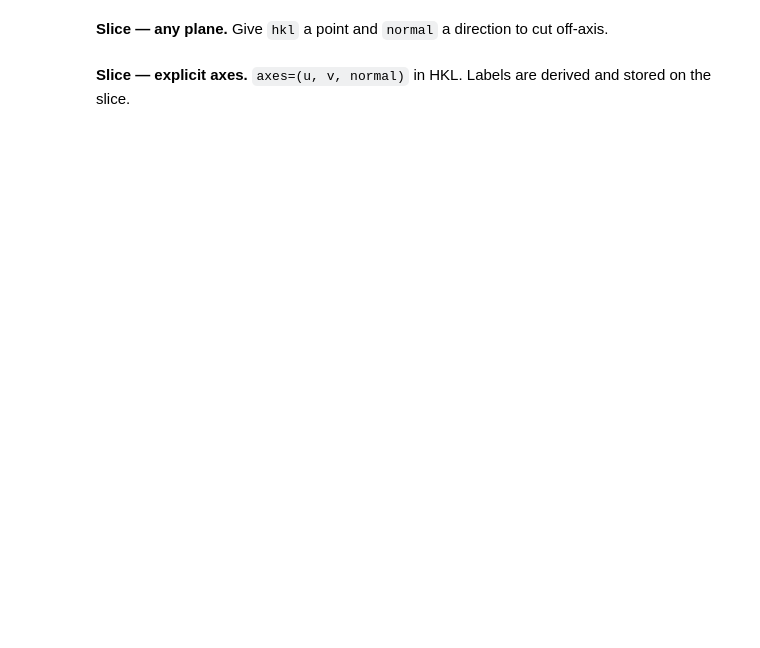
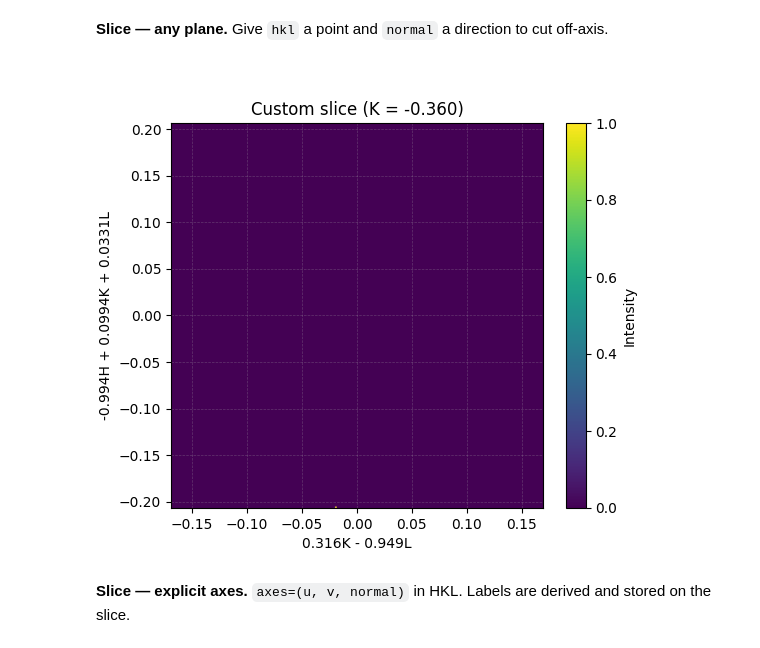
Before and after one commit to AdvancedPhotonSource/DashPVA, a Jupyter notebook: notebooks/DashAnalysis_Quickstart.ipynb, the cells around one changed output. Drawn from its saved outputs; the diff is of its cells as text; code cells hidden in the pictures; blank space fills up the shorter version.

```diff
--- a/notebooks/DashAnalysis_Quickstart.ipynb
+++ b/notebooks/DashAnalysis_Quickstart.ipynb
@@ -33,12 +35,25 @@ Set this to one of your own scans.
 # Set this to your HDF5 data file
 import os
 
-filename = os.path.expanduser("your_data_file.h5")
+filename = "/home/beams/USER6IDB/6idb-bits/sarah_26_3_2/pva_tise2_2_00206.h5"
+multi_files = ""  # a scan file or a folder of scans; overrides `filename` when set
+pick = 0  # index into the folder listing below
+
+filename, multi_files = (os.path.expanduser(p.strip().strip("\"'").strip()) for p in (filename, multi_files))
+
+if os.path.isdir(multi_files):
+    scans = sorted(f for f in os.listdir(multi_files) if f.lower().endswith((".h5", ".hdf5", ".nxs")))
+    for i, f in enumerate(scans):
+        print(f"{i}: {f}")
+    if scans:
+        filename = os.path.join(multi_files, scans[pick])
+elif os.path.isfile(multi_files):
+    filename = multi_files
 
 if os.path.exists(filename):
-    data = da.load_data(filename)
+    data_raw = da.load_data(filename)
 else:
-    data = None
+    data_raw = None
     print(f"No file at {filename} - set `filename` above to a real scan to run the rest.")
 
 
@@ -48,7 +63,7 @@ class _NoData(Exception):
 
 def need_data():
     """Stop the current cell cleanly when no data file is loaded."""
-    if data is None:
+    if data_raw is None:
         raise _NoData(f"no file at {filename} - set `filename` above to a real scan")
 
 
@@ -58,3 +73,20 @@ if _ip is not None:
         (_NoData,),
         lambda shell, etype, value, tb, tb_offset=None: print(f"Skipped: {value}"),
     )
+
+
+def show_tree(tree, indent=1):
+    for key, val in tree.items():
+        if isinstance(val, dict):
+            print("  " * indent + f"{key}/")
+            show_tree(val, indent + 1)
+        else:
+            arr = np.asarray(val)
+            print("  " * indent + (f"{key}: {arr.dtype} {arr.shape}" if arr.ndim else f"{key}: {val}"))
+
+
+if data_raw is not None:
+    print(f"images: {data_raw.images.dtype} {data_raw.images.shape}")
+    print(f"intensities: {data_raw.intensities.dtype} {data_raw.intensities.shape}")
+    print("metadata/")
+    show_tree(data_raw.metadata)
@@ -80,0 +136,5 @@ _ = da.show_meta(filename, style="dict")
+# %%
+need_data()
+
+data = da.load_3d(filename)
+print(f"points: {data.points.shape}, intensities: {data.intensities.shape}")
@@ -140,16 +222,18 @@ sl_hl = da.slice_data(
 # %%
 need_data()
 
 # 2) Custom plane: specify origin (H,K,L) and normal vector
 sl_custom_plane = da.slice_data(
     data=data,
     hkl=(0.40, 0.25, 0.70),   # plane origin in HKL
     normal=(0.1, 0.9, 0.3),   # plane normal
     shape=(256, 256),
     show=True,
-    axis_display='uv',        # display U/V labels
+    axis_display='hkl',        # display U/V labels
     show_grid=True
 )
+# %% [output]
+[figure, added]
 # %% [markdown]
 **Slice — explicit axes.** `axes=(u, v, normal)` in HKL. Labels are derived and stored on the slice.
 # %%
```
Also changed, not shown: parts of 15 cells of this notebook, 1 other file.
